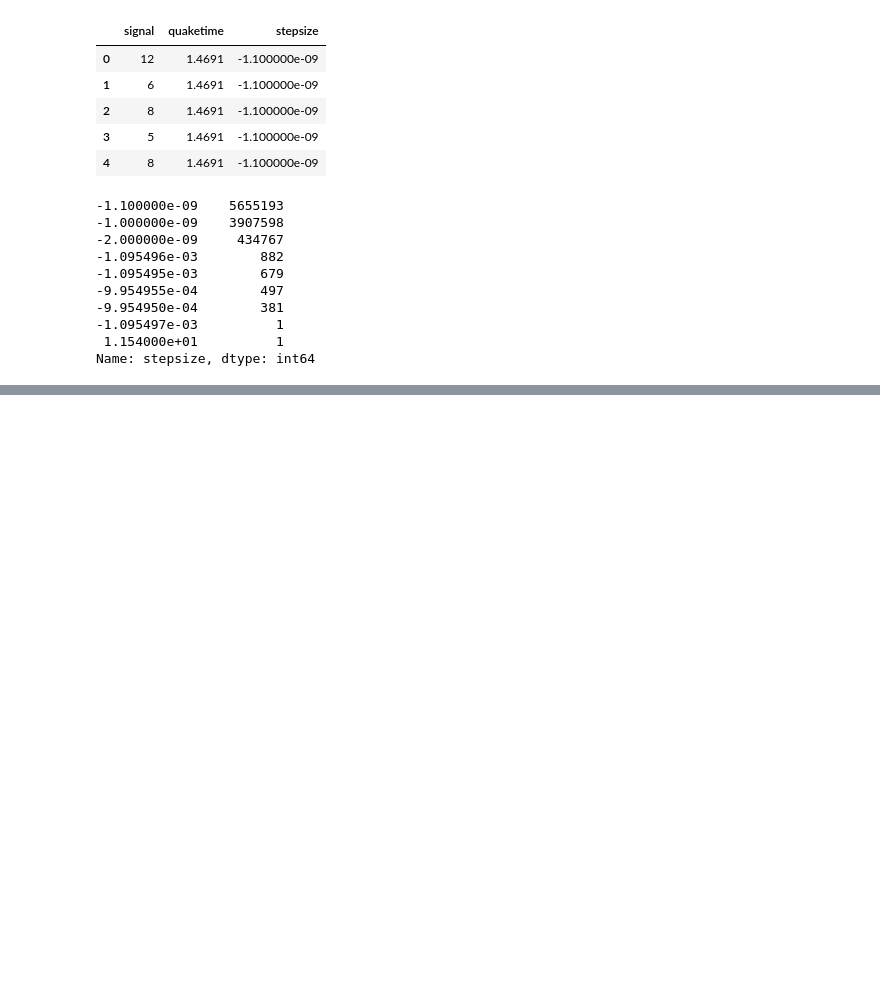
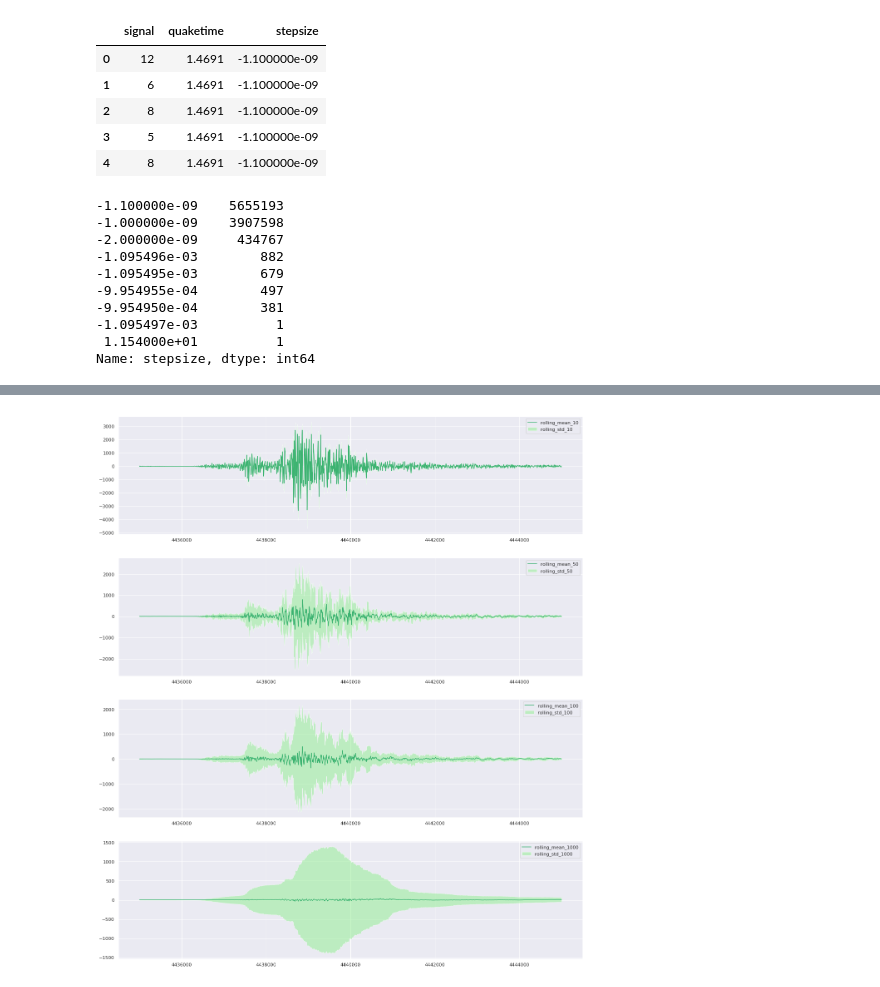
Before and after one commit to chiehminwei/edinquake, a Jupyter notebook: datavisual.ipynb, the cells around one changed output, grey strips where cells are left out. Cells and saved outputs as stored; diff of their text form; code cells hidden in the pictures; blank space fills up the shorter version.

```diff
--- a/datavisual.ipynb
+++ b/datavisual.ipynb
@@ -198,3 +333,22 @@ window_sizes = [10, 50, 100, 1000]
 for window in window_sizes:
     train["rolling_mean_" + str(window)] = train.signal.rolling(window=window).mean()
     train["rolling_std_" + str(window)] = train.signal.rolling(window=window).std()
+# %%
+fig, ax = plt.subplots(len(window_sizes),1,figsize=(20,6*len(window_sizes)))
+
+n = 0
+for col in train.columns.values:
+    if "rolling_" in col:
+        if "mean" in col:
+            mean_df = train.iloc[4435000:4445000][col]
+            ax[n].plot(mean_df, label=col, color="mediumseagreen")
+        if "std" in col:
+            std = train.iloc[4435000:4445000][col].values
+            ax[n].fill_between(mean_df.index.values,
+                               mean_df.values-std, mean_df.values+std,
+                               facecolor='lightgreen',
+                               alpha = 0.5, label=col)
+            ax[n].legend()
+            n+=1
+# %% [output]
+[figure, added]
```
Also changed, not shown: parts of 41 cells of this notebook, 1 other file.
